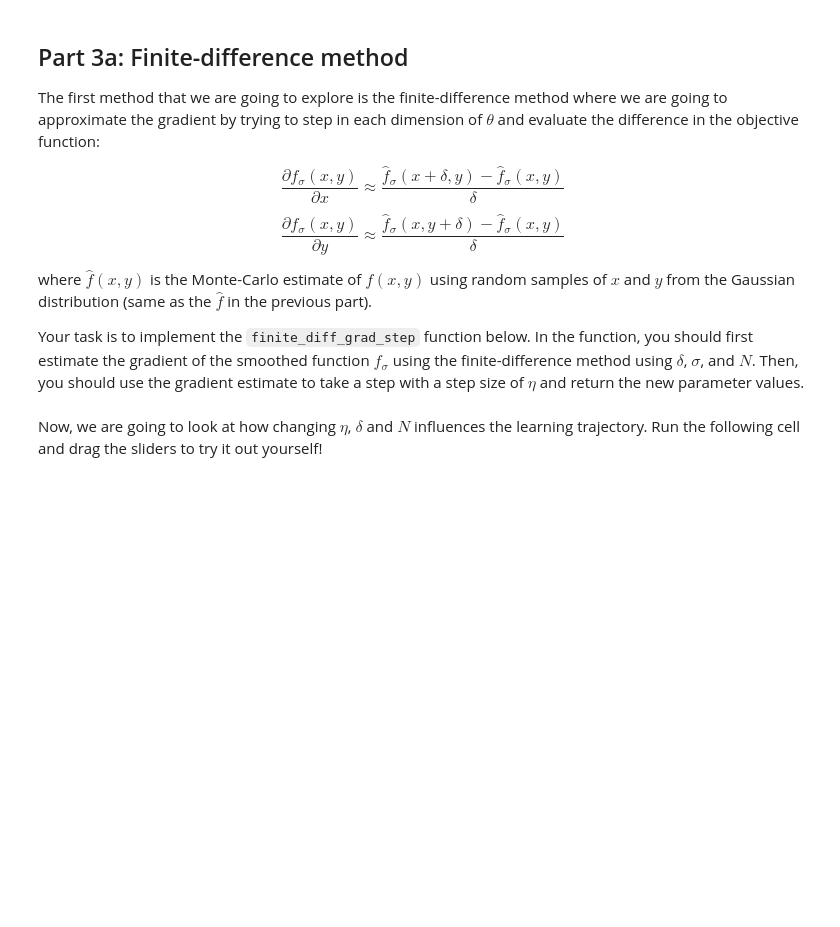
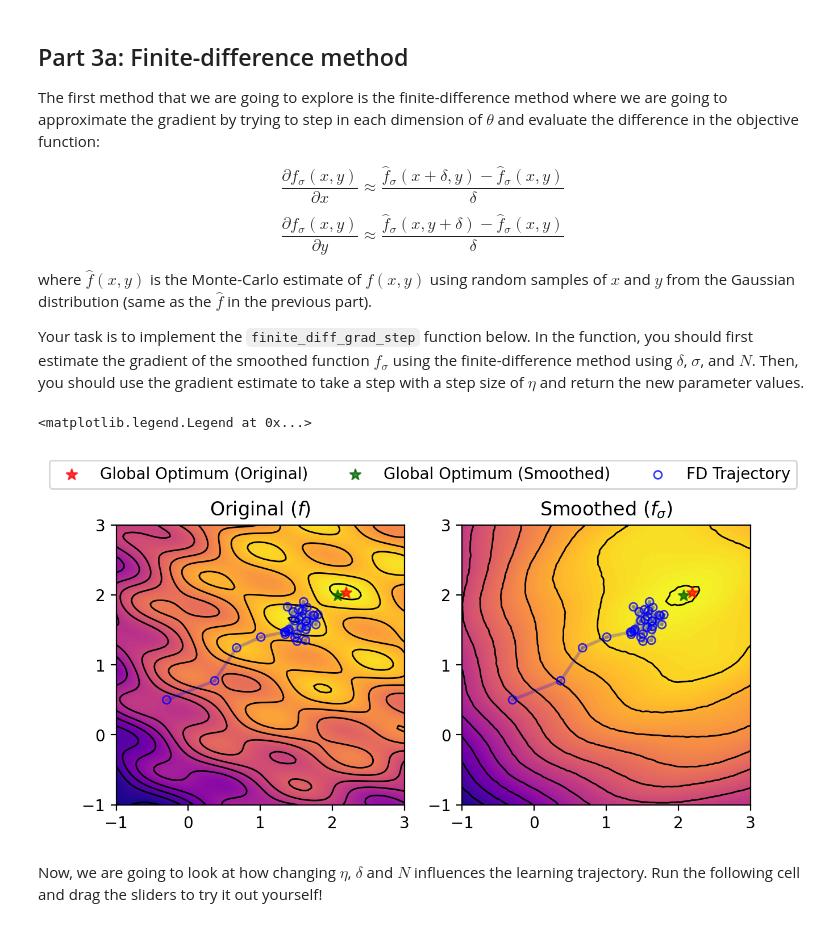
Before and after one commit to TonyHGF/cs182sp25_public, a Jupyter notebook: hw05/code/opt.ipynb, the cells around one changed output. Cells and saved outputs as stored; diff of their text form; code cells hidden in the pictures; blank space fills up the shorter version.

```diff
--- a/hw05/code/opt.ipynb
+++ b/hw05/code/opt.ipynb
@@ -301,6 +320,14 @@ def smoothed_f(x, y, sigma, N):
   # TODO: Implement the Monte-Carlo estimate of the smoothed function f using #
   #   N samples.                                                              #
   #############################################################################
+
+  x_tuta = np.random.normal(x, sigma, N)
+  y_tuta = np.random.normal(y, sigma, N)
+
+  f_hat = np.mean(f(x_tuta, y_tuta))
+
+  return f_hat
+
   #############################################################################
   #                             END OF YOUR CODE                              #
   #############################################################################
@@ -362,41 +391,55 @@ where $\hat{f}(x, y)$ is the Monte-Carlo estimate of $f(x, y)$ using random samp
 Your task is to implement the `finite_diff_grad_step` function below. In the function, you should first estimate the gradient of the smoothed function $f_\sigma$ using the finite-difference method using $\delta$, $\sigma$, and $N$. Then, you should use the gradient estimate to take a step with a step size of $\eta$ and return the new parameter values.
 # %%
 def finite_diff_grad_step(x, y, delta, N, eta, sigma):
-  tx = np.random.normal(x, sigma, size=(N,)) # tilde x samples
-  ty = np.random.normal(y, sigma, size=(N,)) # tilde y samples
+  tx = np.random.normal(x, sigma, N) # tilde x samples
+  ty = np.random.normal(y, sigma, N) # tilde y samples
   #############################################################################
   # TODO: Implement the finite-difference gradient estimator of the smoothed  #
   #   function f.                                                             #
   #############################################################################
+
+  tf = np.mean(f(tx, ty))
+
+  tx1 = np.random.normal(x + delta, sigma, N)
+  tf1 = np.mean(f(tx1, ty))
+  new_x = x + eta * (tf1 - tf) / delta
+
+  ty1 = np.random.normal(y + delta, sigma, N)
+  tf2 = np.mean(f(tx, ty1))
+  new_y = y + eta * (tf2 - tf) / delta
+
   #############################################################################
   #                             END OF YOUR CODE                              #
   #############################################################################
   return new_x, new_y
 
 num_its = 30      # number of gradient steps
 eta = 0.1         # learning rate
 delta = 0.25      # finite difference magnitude
 N = 20            # number of samples for MC estimation
 sigma = 0.3       # the magnitude of the Gaussian noise.
 x, y = -0.3, 0.5  # initial parameter values
 
 # history of parameter values
 xs = [x]
 ys = [y]
 
 for i in range(num_its):
     x, y = finite_diff_grad_step(x, y, delta, N, eta, sigma)
     xs.append(x)
     ys.append(y)
 
 fig, (ax1, ax2) = plt.subplots(1, 2, figsize=(7.2, 3.2), dpi=200)
 visualizer.draw(ax1, {f"FD Trajectory": {"color": "blue", "x": xs, "y": ys}}, new_opt=opt_dict[sigma], legend=False)
 visualizer.draw(ax2, {f"FD Trajectory": {"color": "blue", "x": xs, "y": ys}}, new_zs=zs_dict[sigma], new_opt=opt_dict[sigma], legend=False)
 
 ax1.set_title("Original ($f$)")
 ax2.set_title("Smoothed ($f_\sigma$)")
 handles, labels = ax2.get_legend_handles_labels()
 fig.legend(handles, labels, loc='upper center', ncol=3, bbox_to_anchor=(0.5, 1.08))
+# %% [output]
+<matplotlib.legend.Legend at 0x...>
+[figure, added]
 # %% [markdown]
 Now, we are going to look at how changing $\eta$, $\delta$ and $N$ influences the learning trajectory. Run the following cell and drag the sliders to try it out yourself!
 # %%
```
Also changed, not shown: parts of 25 cells of this notebook, 2 other files.
